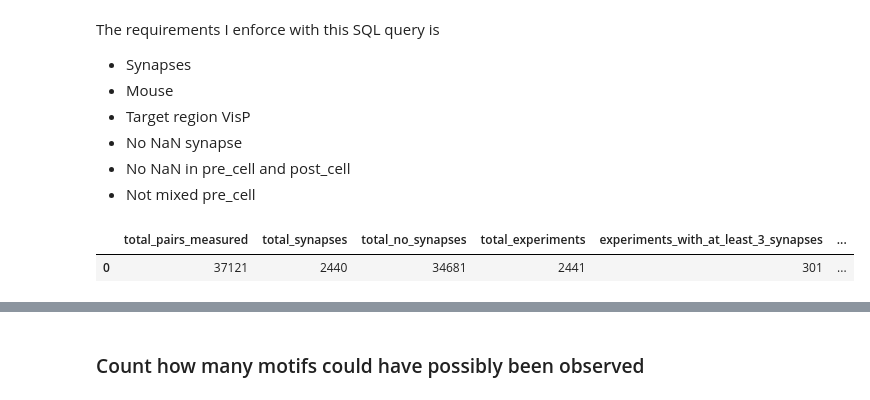
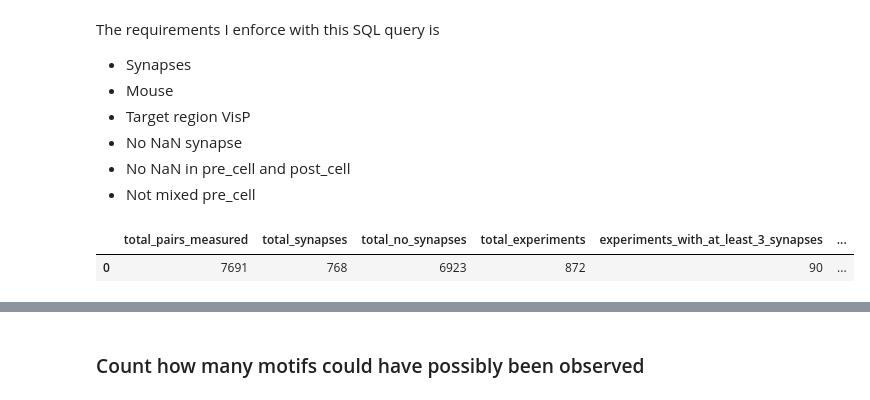
Before and after one commit to acevedomartina/HeterogeneousRNNs, a Jupyter notebook: data_analysis/analysis_neneva.ipynb, the cells around one changed output, grey strips where cells are left out. Drawn from its saved outputs; the diff is of its cells as text; code cells hidden in the pictures.

```diff
--- a/data_analysis/analysis_neneva.ipynb
+++ b/data_analysis/analysis_neneva.ipynb
@@ -1959,6 +2474,8 @@ The requirements I enforce with this SQL query is
 * Not mixed pre_cell
 # %%
 # Nested subquery to retrieve global statistics
+
+
 
 query = """
     WITH experiment_stats AS (
@@ -1975,40 +2492,47 @@ query = """
             INNER JOIN cell post ON p.post_cell_id = post.id
             INNER JOIN experiment e ON e.id = p.experiment_id
             INNER JOIN slice s ON e.slice_id = s.id
+            INNER JOIN intrinsic i_pre ON p.pre_cell_id = i_pre.cell_id
+            INNER JOIN intrinsic i_post ON p.post_cell_id = i_post.cell_id
+            --INNER JOIN synapse syn ON syn.pair_id = p.id
 
 
             WHERE
                 -- Brain specs
                 s.species = 'mouse'
                 AND e.target_region = 'VisP'
 
                 -- Requirements on data
                 AND p.has_synapse IS NOT NULL
                 AND pre.cell_class IS NOT NULL
                 AND post.cell_class IS NOT NULL
 
                 -- We allow mixed cell class in postsynaptic cells, but not in presynaptic cell class
                 AND pre.cell_class != 'mixed'
+
+                AND i_pre.fi_slope IS NOT NULL
+                AND i_post.fi_slope IS NOT NULL
+
 
             GROUP BY p.experiment_id
         )
         SELECT
             SUM(total_pairs) AS total_pairs_measured,
             SUM(num_synapses) AS total_synapses,
             SUM(num_no_synapses) AS total_no_synapses,
             COUNT(*) AS total_experiments,
             SUM(CASE WHEN num_synapses >= 3 THEN 1 ELSE 0 END) AS experiments_with_at_least_3_synapses,
             SUM(CASE WHEN num_synapses >= 2 THEN 1 ELSE 0 END) AS experiments_with_at_least_2_synapses,
             SUM(CASE WHEN num_synapses = 0 THEN 1 ELSE 0 END) AS experiments_with_no_synapses
         FROM experiment_stats;
         """
 
 df_global_stats = pd.read_sql_query(query, con)
 
 df_global_stats
 # %% [output]
 |  | total_pairs_measured | total_synapses | total_no_synapses | total_experiments | experiments_with_at_least_3_synapses | ... |
-| 0 | 37121 | 2440 | 34681 | 2441 | 301 | ... |
+| 0 | 7691 | 768 | 6923 | 872 | 90 | ... |
 # %%
 # SQL query to retrieve the valid experiments
 
```
Also changed, not shown: parts of 30 cells of this notebook, 7 other files.
